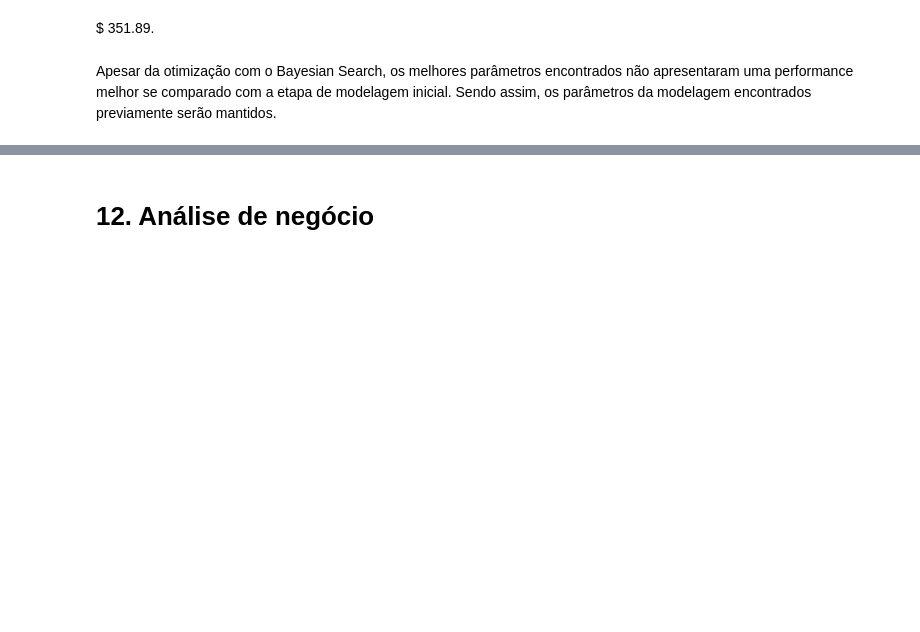
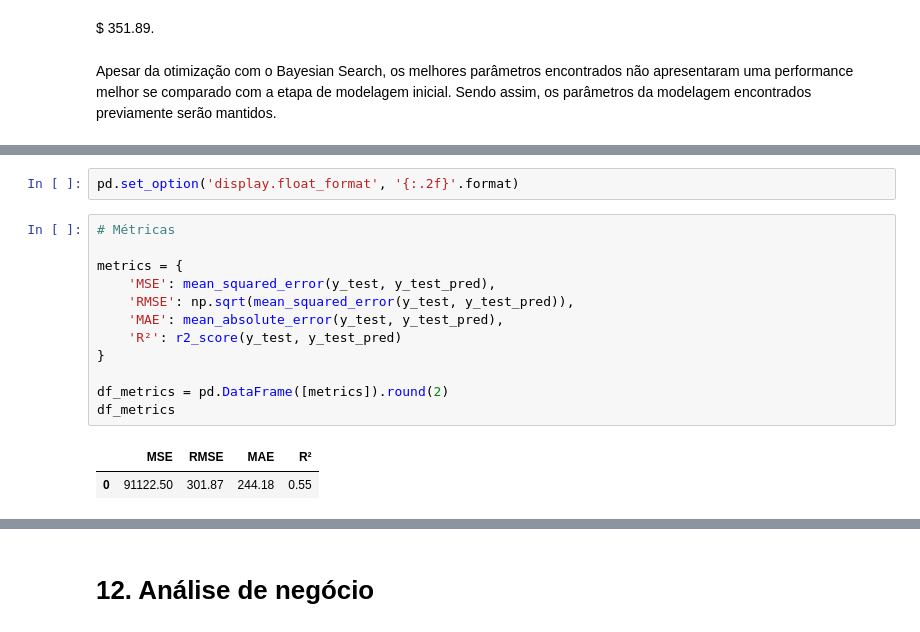
Before and after one commit to deborabmfreitas/coffee-shop-sales-prediction, a Jupyter notebook: coffee-shop-sales-prediction.ipynb, the cells around one changed output, grey strips where cells are left out. Saved outputs shown, nothing was run; the diff lists cells and outputs as text; blank space fills up the shorter version.

```diff
--- a/coffee-shop-sales-prediction.ipynb
+++ b/coffee-shop-sales-prediction.ipynb
@@ -889,0 +917,17 @@ plt.show()
+# %%
+pd.set_option('display.float_format', '{:.2f}'.format)
+# %%
+# Métricas
+
+metrics = {
+    'MSE': mean_squared_error(y_test, y_test_pred),
+    'RMSE': np.sqrt(mean_squared_error(y_test, y_test_pred)),
+    'MAE': mean_absolute_error(y_test, y_test_pred),
+    'R²': r2_score(y_test, y_test_pred)
+}
+
+df_metrics = pd.DataFrame([metrics]).round(2)
+df_metrics
+# %% [output]
+|  | MSE | RMSE | MAE | R² |
+| 0 | 91122.50 | 301.87 | 244.18 | 0.55 |
```
Also changed, not shown: parts of 38 cells of this notebook.
